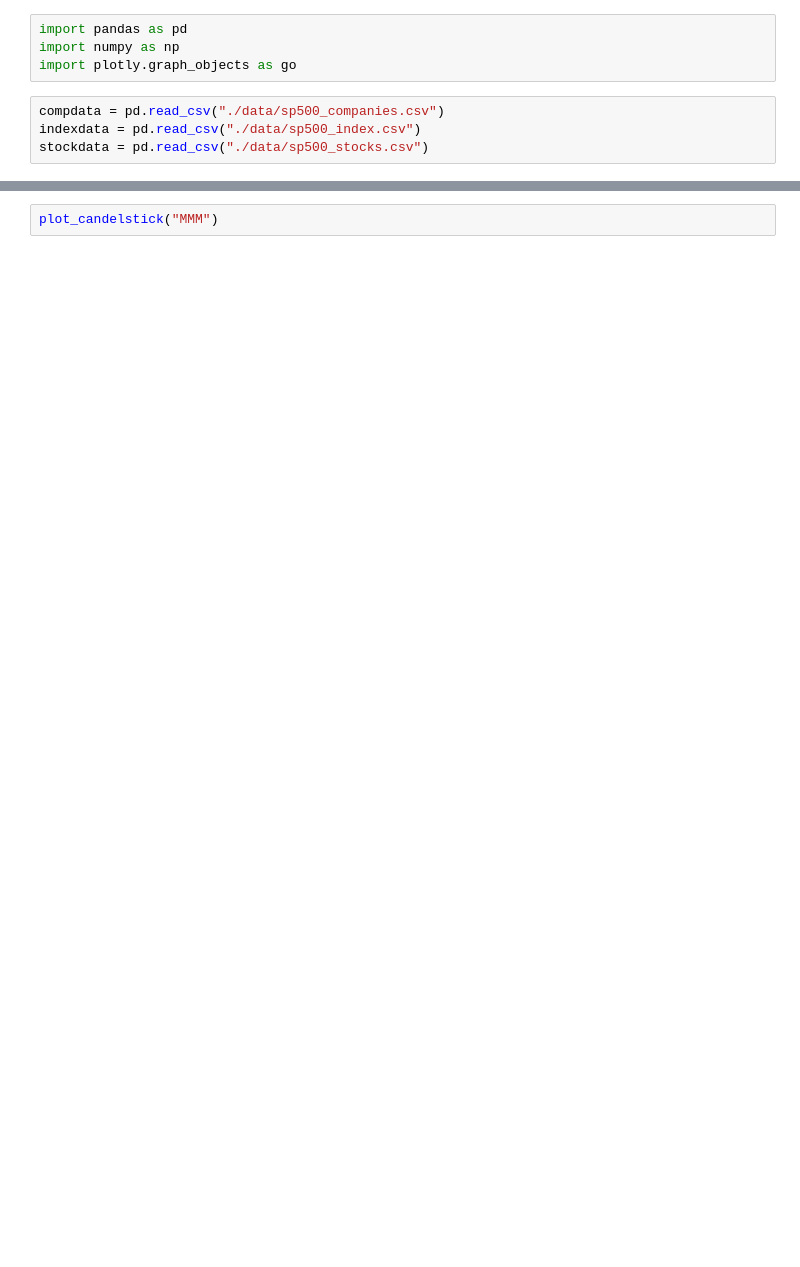
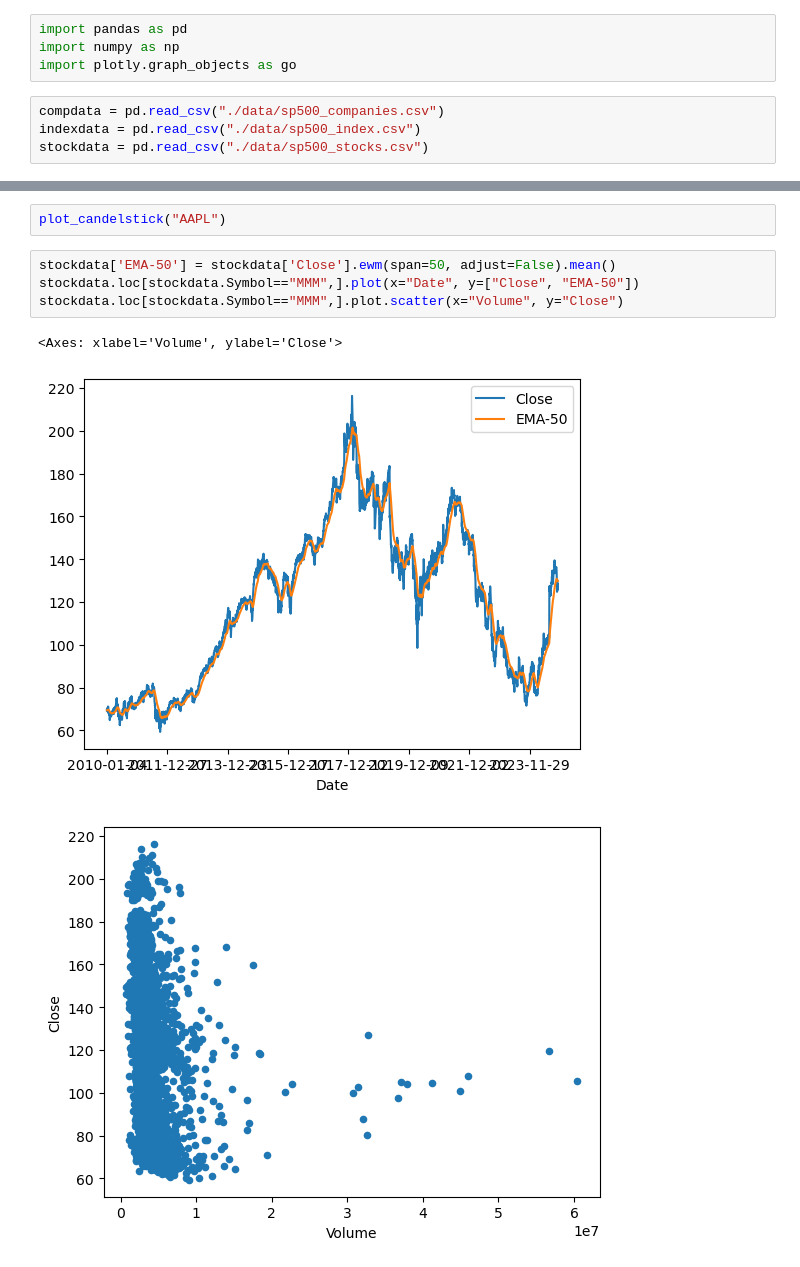
Before and after one commit to theparada/sp500analysis, a Jupyter notebook: analysis.ipynb, the cells around one changed output, grey strips where cells are left out. Cells and saved outputs as stored; diff of their text form; blank space fills up the shorter version.

Commit message:
ema 50 and scatter plot

```diff
--- a/analysis.ipynb
+++ b/analysis.ipynb
@@ -18,4 +18,12 @@ def plot_candelstick(symbol):
     fig.update_layout(xaxis_rangeslider_visible=False)
     fig.show()
 # %%
-plot_candelstick("MMM")
+plot_candelstick("AAPL")
+# %%
+stockdata['EMA-50'] = stockdata['Close'].ewm(span=50, adjust=False).mean()
+stockdata.loc[stockdata.Symbol=="MMM",].plot(x="Date", y=["Close", "EMA-50"])
+stockdata.loc[stockdata.Symbol=="MMM",].plot.scatter(x="Volume", y="Close")
+# %% [output]
+<Axes: xlabel='Volume', ylabel='Close'>
+[figure, added]
+[figure, added]
```
Also changed, not shown: parts of 1 cell of this notebook.
